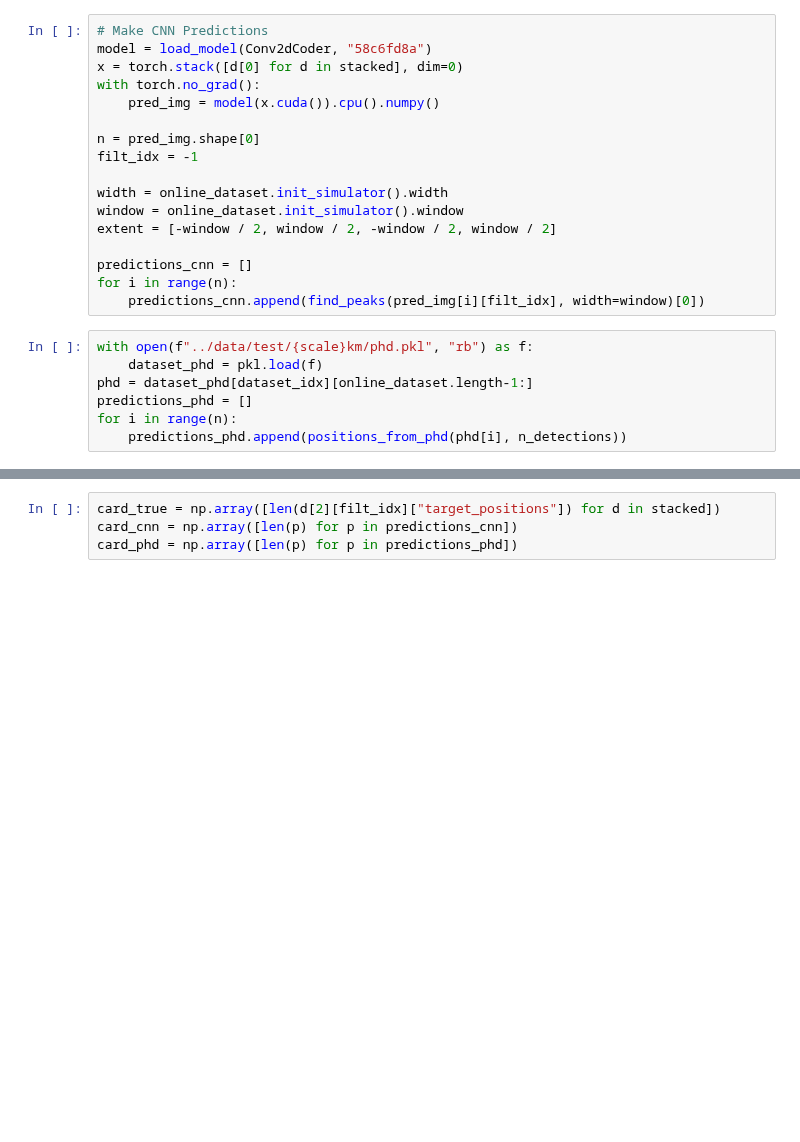
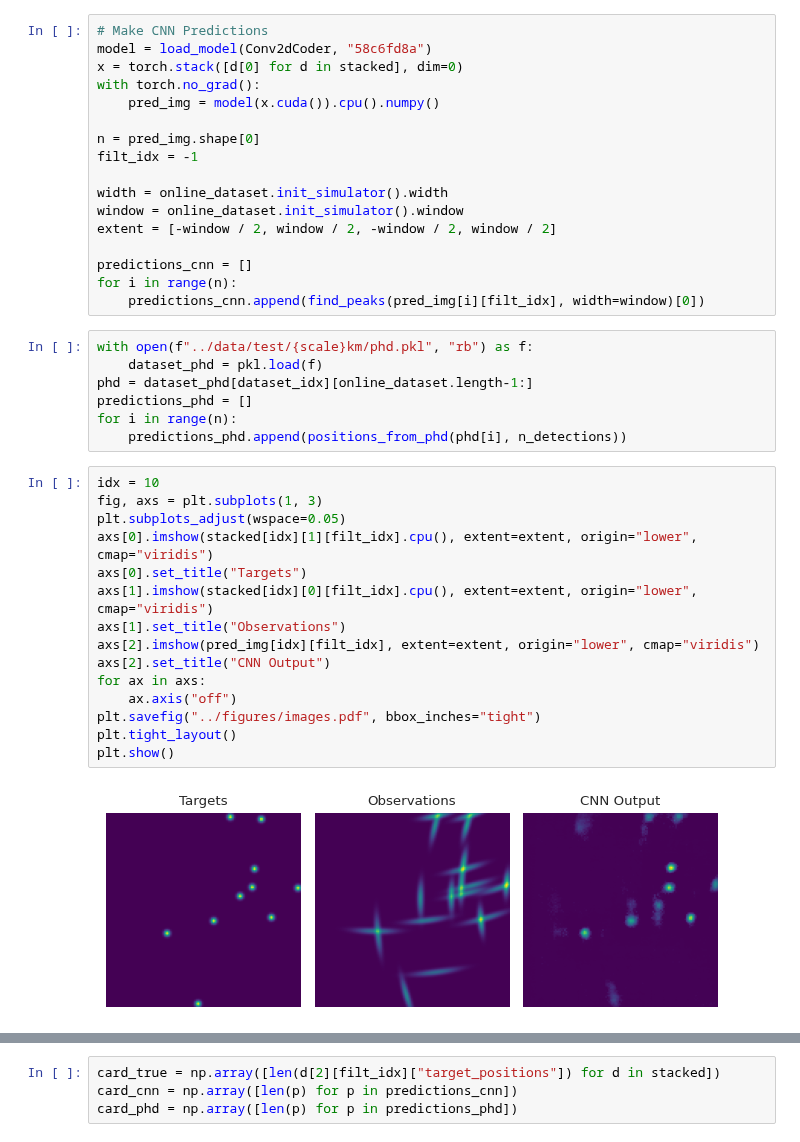
Before and after one commit to Damowerko/mtt, a Jupyter notebook: scripts/evaluate.ipynb, the cells around one changed output, grey strips where cells are left out. Cells and saved outputs as stored; diff of their text form; blank space fills up the shorter version.

```diff
--- a/scripts/evaluate.ipynb
+++ b/scripts/evaluate.ipynb
@@ -74,5 +75,22 @@ phd = dataset_phd[dataset_idx][online_dataset.length-1:]
 predictions_phd = []
 for i in range(n):
     predictions_phd.append(positions_from_phd(phd[i], n_detections))
+# %%
+idx = 10
+fig, axs = plt.subplots(1, 3)
+plt.subplots_adjust(wspace=0.05)
+axs[0].imshow(stacked[idx][1][filt_idx].cpu(), extent=extent, origin="lower", cmap="viridis")
+axs[0].set_title("Targets")
+axs[1].imshow(stacked[idx][0][filt_idx].cpu(), extent=extent, origin="lower", cmap="viridis")
+axs[1].set_title("Observations")
+axs[2].imshow(pred_img[idx][filt_idx], extent=extent, origin="lower", cmap="viridis")
+axs[2].set_title("CNN Output")
+for ax in axs:
+    ax.axis("off")
+plt.savefig("../figures/images.pdf", bbox_inches="tight")
+plt.tight_layout()
+plt.show()
+# %% [output]
+[figure, added]
 # %%
 idx = 10
```
Also changed, not shown: parts of 6 cells of this notebook, 4 other files.
